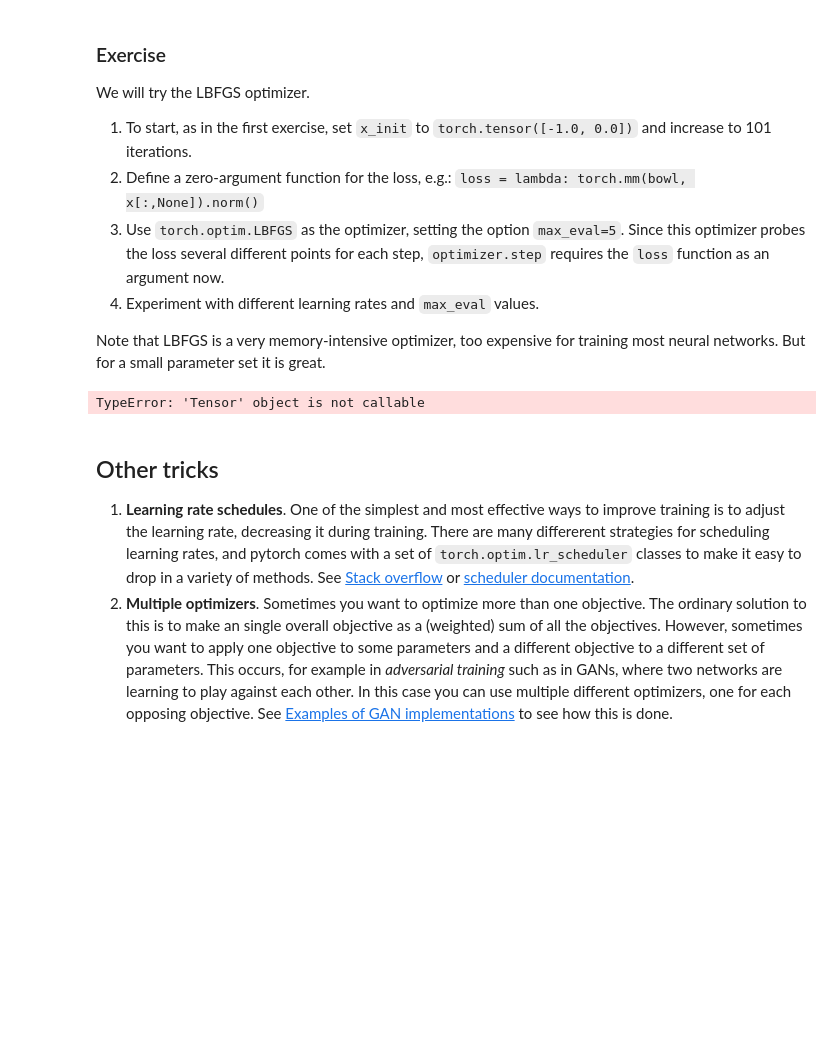
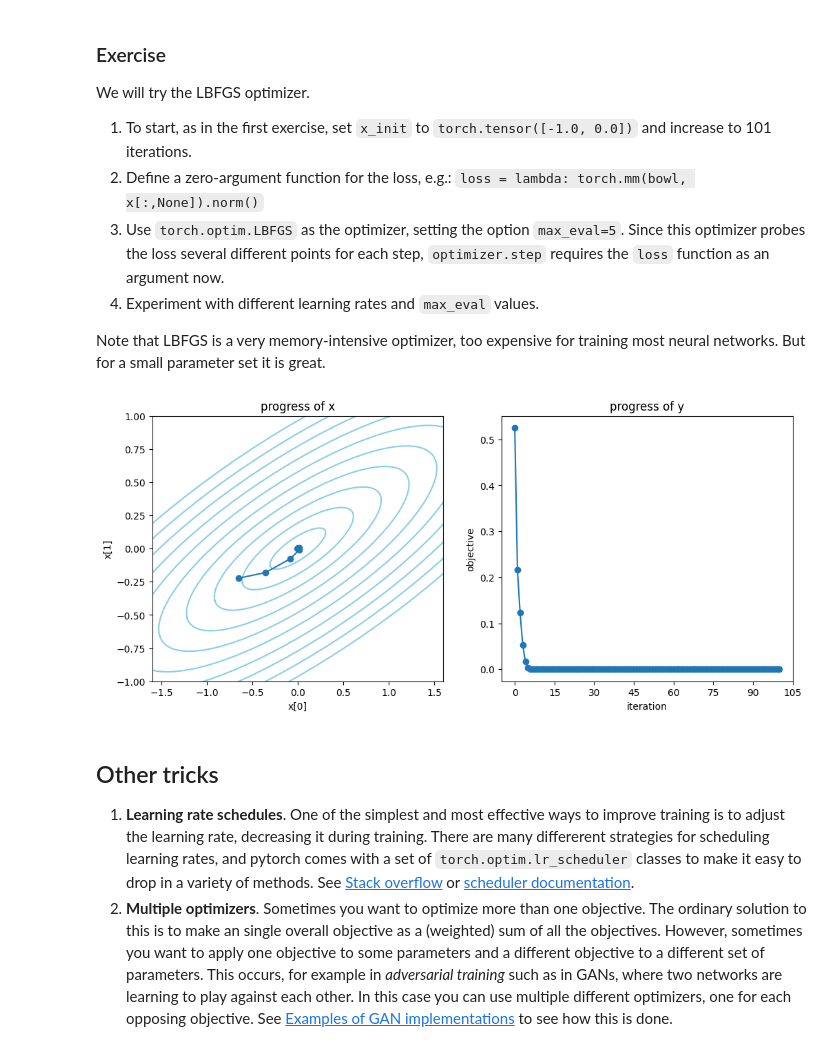
Before and after one commit to Kuroushall/how-to-read-pytorch, a Jupyter notebook: notebooks/3-Pytorch-Optimizers.ipynb, the cells around one changed output. Saved outputs shown, nothing was run; the diff lists cells and outputs as text; code cells hidden in the pictures; blank space fills up the shorter version.

```diff
--- a/notebooks/3-Pytorch-Optimizers.ipynb
+++ b/notebooks/3-Pytorch-Optimizers.ipynb
@@ -238,24 +238,27 @@ Note that LBFGS is a very memory-intensive optimizer, too expensive for training
 # %%
 # TODO: Copy the SGD cell above, and modify it to
 # 1. set x_init to [-1, 0] and increase iterations to 101
 x_init = torch.tensor([-1.0, 0.0])
 x = x_init.clone()
 x.requires_grad = True
 # 2. define a zero-argument `loss` function
-loss = lambda: torch.mm(bowl, x[:, None]).norm()
+
+def loss():
+    optimizer.zero_grad()
+    l = torch.mm(bowl, x[:, None]).norm()
+    l.backward()
+    return l
 
 # 3. use LBFGS instead of SGD.  Pay attention to the `loss` argument of `optimizer.step()`
 optimizer = torch.optim.LBFGS([x], lr=0.1, max_eval=5)
 # 4. experiment with LBFGS settings.
 track, losses = [], []
-for iter in range(21):
-    l = loss()
+for iter in range(101):
     optimizer.zero_grad()
-    l.backward()
-    optimizer.step(l)
+    l = optimizer.step(loss)
     track.append(x.detach().clone())
-    losses.append(loss.detach())
+    losses.append(l.detach())
 
 plot_progress(bowl, track, losses)
 # %% [output]
-TypeError: 'Tensor' object is not callable
+[figure, added]
```
Also changed, not shown: parts of 2 cells of this notebook.
